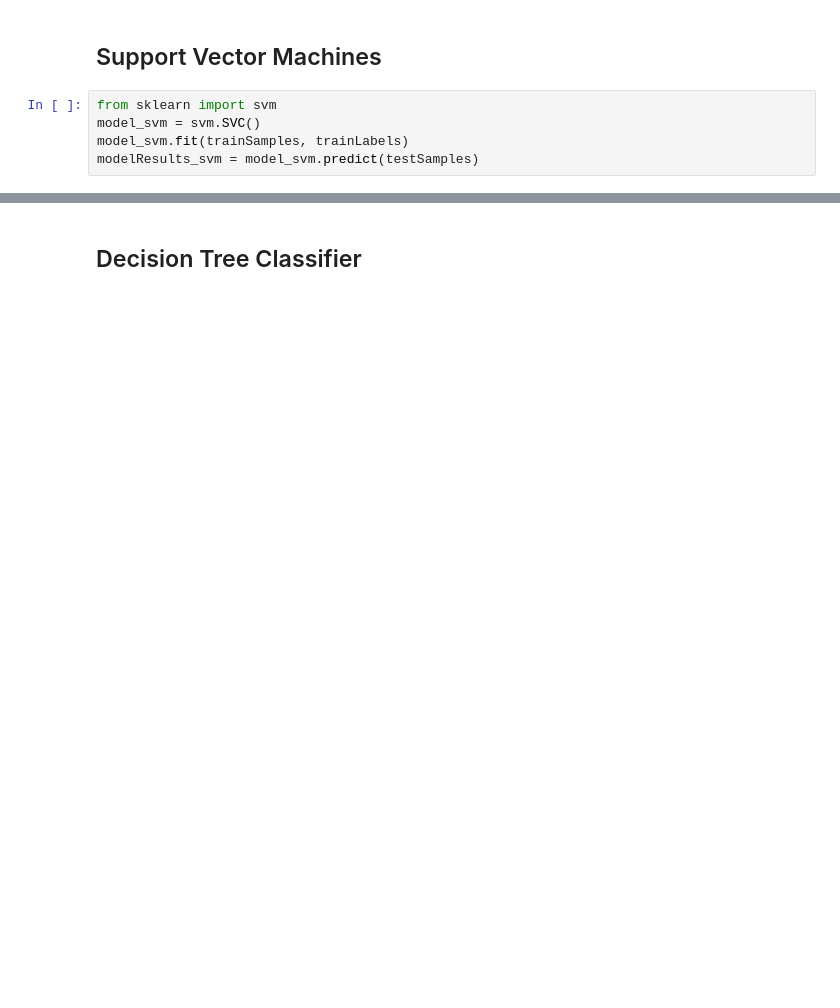
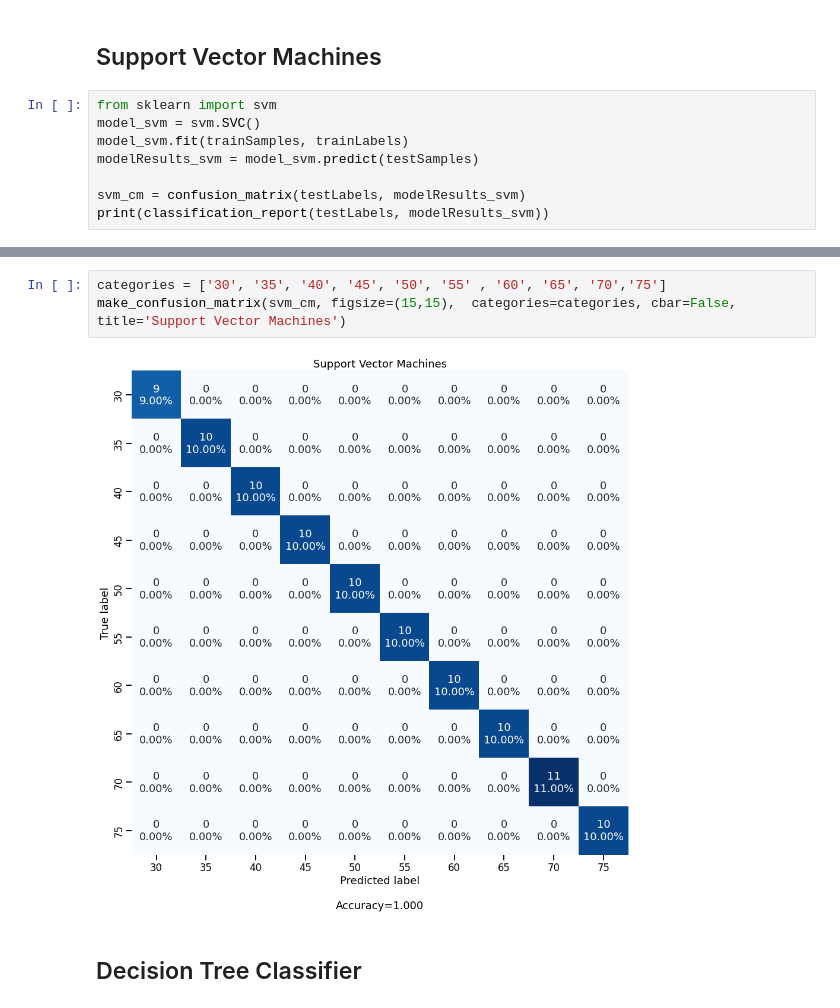
Before and after one commit to marco-milanesi/dynamic-weighing, a Jupyter notebook: LAB_Misure_Industriali.ipynb, the cells around one changed output, grey strips where cells are left out. Saved outputs shown, nothing was run; the diff lists cells and outputs as text; blank space fills up the shorter version.

```diff
--- a/LAB_Misure_Industriali.ipynb
+++ b/LAB_Misure_Industriali.ipynb
@@ -113,3 +126,6 @@ from sklearn import svm
 model_svm = svm.SVC()
 model_svm.fit(trainSamples, trainLabels)
 modelResults_svm = model_svm.predict(testSamples)
+
+svm_cm = confusion_matrix(testLabels, modelResults_svm)
+print(classification_report(testLabels, modelResults_svm))
@@ -116,3 +149,8 @@ modelResults_svm = model_svm.predict(testSamples)
+# %%
+categories = ['30', '35', '40', '45', '50', '55' , '60', '65', '70','75']
+make_confusion_matrix(svm_cm, figsize=(15,15),  categories=categories, cbar=False, title='Support Vector Machines')
+# %% [output]
+[figure, added]
 # %% [markdown]
 ## Decision Tree Classifier
 # %%
```
Also changed, not shown: parts of 8 cells of this notebook.
